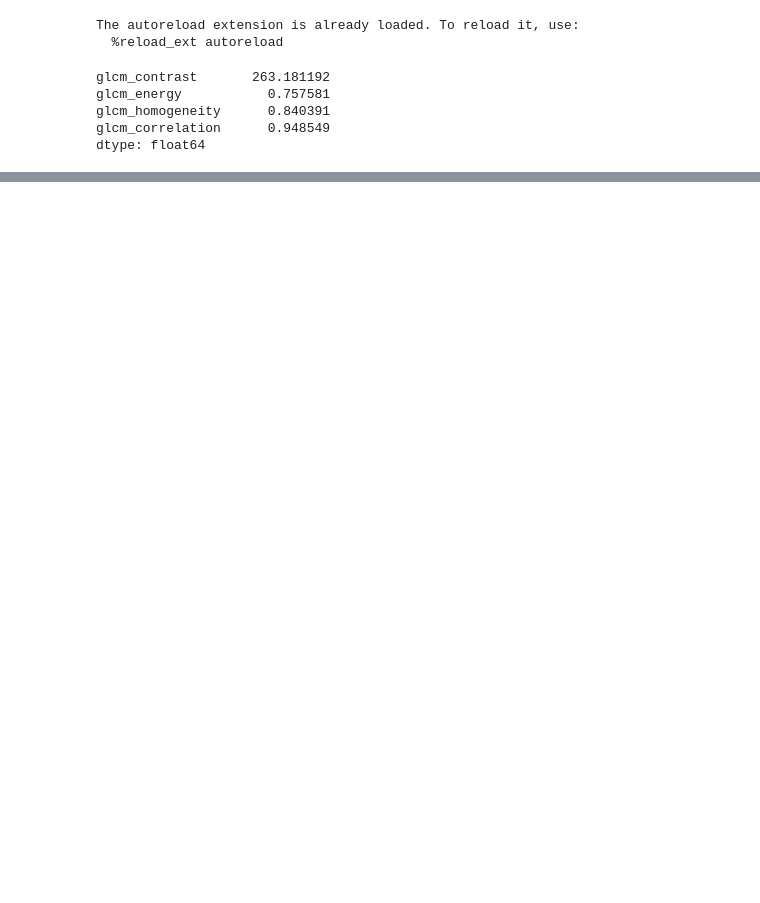
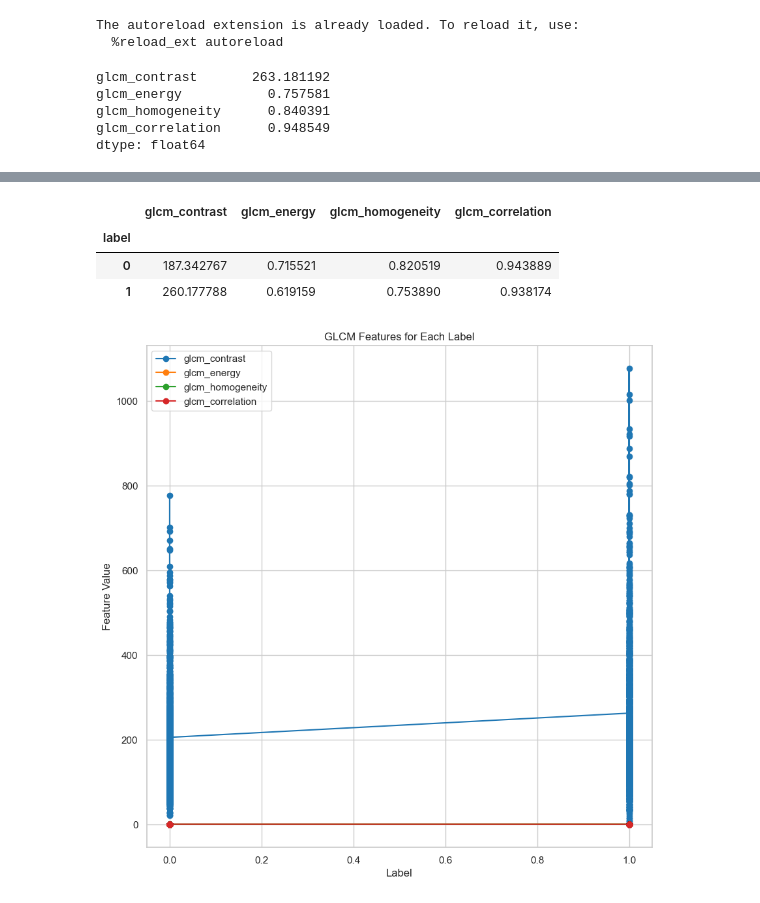
Before and after one commit to drithh/skin-cancer-classification, a Jupyter notebook: featureextraction.ipynb, the cells around one changed output, grey strips where cells are left out. Saved outputs shown, nothing was run; the diff lists cells and outputs as text; code cells hidden in the pictures; blank space fills up the shorter version.

```diff
--- a/featureextraction.ipynb
+++ b/featureextraction.ipynb
@@ -119,0 +139,44 @@ pca_result.head()
+# %%
+# read train_features
+
+import pandas as pd
+train_features = pd.read_csv('./data/features/train_features.csv')
+
+glcm_features = train_features.filter(regex='glcm')
+
+glcm_with_labels = pd.concat([glcm_features, train_features['label']], axis=1)
+
+# find mean of glcm features on each label group
+mean = glcm_with_labels.groupby('label').mean()
+
+display(mean)
+
+# plot glcm features
+from matplotlib import pyplot as plt
+import seaborn as sns
+
+sns.set_style('whitegrid')
+sns.set_context('notebook')
+
+fig, ax = plt.subplots(figsize=(10, 10))
+
+for feature in ['glcm_contrast', 'glcm_energy', 'glcm_homogeneity', 'glcm_correlation']:
+    ax.plot(glcm_with_labels['label'], glcm_with_labels[feature], label=feature, marker='o')
+
+# Set labels and title
+ax.set_xlabel('Label')
+ax.set_ylabel('Feature Value')
+ax.set_title('GLCM Features for Each Label')
+
+
+# Add legend
+ax.legend()
+
+# Show the plot
+plt.show()
+# %% [output]
+|  | glcm_contrast | glcm_energy | glcm_homogeneity | glcm_correlation |
+| label |  |  |  |  |
+| 0 | 187.342767 | 0.715521 | 0.820519 | 0.943889 |
+| 1 | 260.177788 | 0.619159 | 0.753890 | 0.938174 |
+[figure, added]
```
Also changed, not shown: parts of 6 cells of this notebook, 4 other files.
